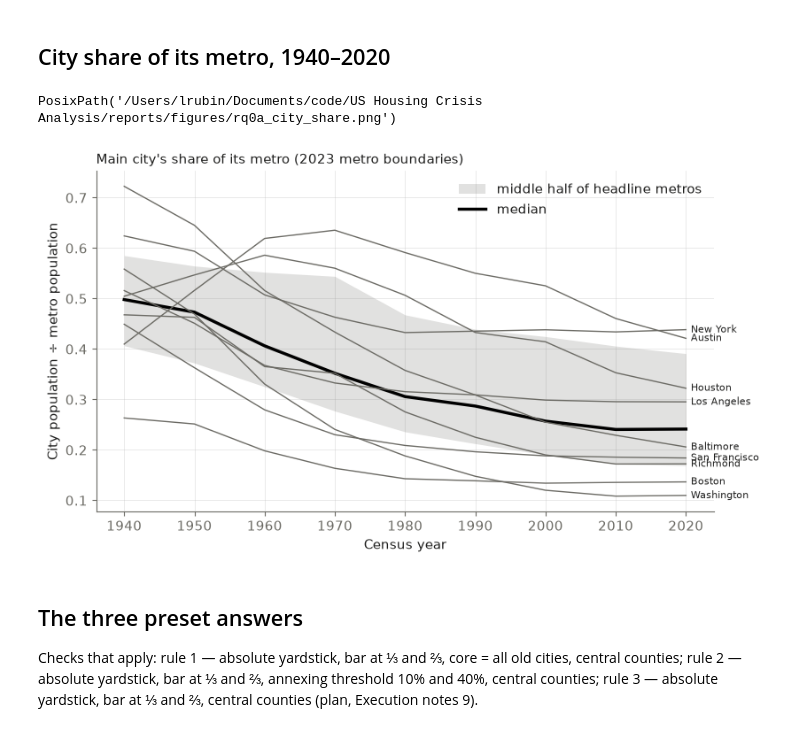
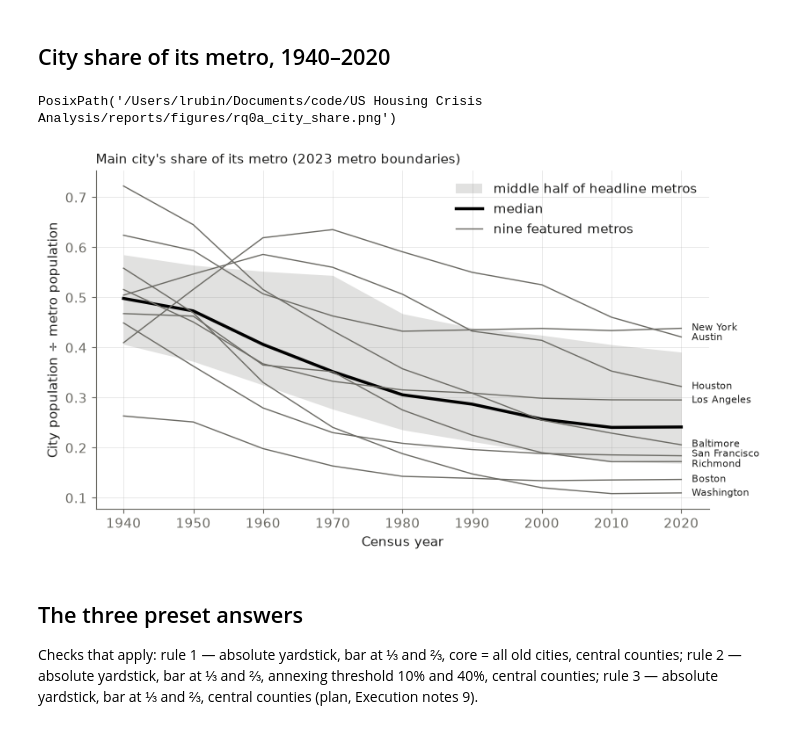
Before and after one commit to dime35/us-housing-crisis-analysis, a Jupyter notebook: notebooks/1.0-lr-city-vs-metro.ipynb, the cells around one changed output. Cells and saved outputs as stored; diff of their text form; code cells hidden in the pictures.

```diff
--- a/notebooks/1.0-lr-city-vs-metro.ipynb
+++ b/notebooks/1.0-lr-city-vs-metro.ipynb
@@ -76,16 +76,19 @@ shares.round(2)
 |  | 1990–2020 | 0.01 | 0.44 | 0.35 | 0.20 |
 # %%
 order = ["growing", "suburbanizing", "stagnant", "city-led"]
-fig, axes = plt.subplots(1, 2, figsize=(9, 4), sharey=True)
+MEANING = {"growing": "growing: city and metro kept up", "suburbanizing": "suburbanizing: metro kept up, city fell behind",
+           "stagnant": "stagnant: city and metro fell behind", "city-led": "city-led: city kept up, metro fell behind"}
+fig, axes = plt.subplots(1, 2, figsize=(9, 4.6), sharey=True)
 for ax, yardstick in zip(axes, ("relative", "absolute")):
     s = shares.loc[yardstick].reindex(columns=order, fill_value=0).loc[list(label.values())]
     bottom = np.zeros(len(s))
     for i, cls in enumerate(order):
-        ax.bar(s.index, s[cls], bottom=bottom, color=SERIES_COLORS[i], label=cls)
+        ax.bar(s.index, s[cls], bottom=bottom, color=SERIES_COLORS[i], label=MEANING[cls])
         bottom += s[cls].to_numpy()
-    ax.set_title("Half the US rate" if yardstick == "relative" else "5% per decade", loc="left", fontsize=11)
+    ax.set_title("Kept up = at least half the US growth rate\n(main definition)" if yardstick == "relative"
+                 else "Kept up = at least 5% growth per decade\n(check)", loc="left", fontsize=10)
 axes[0].set_ylabel("Share of headline metros")
-axes[1].legend(loc="upper left", bbox_to_anchor=(1, 1))
+fig.legend(*axes[0].get_legend_handles_labels(), loc="lower center", ncol=2, fontsize=9, bbox_to_anchor=(0.5, -0.1))
 save_figure(fig, "rq0a_classes")
 # %% [output]
 PosixPath('/Users/lrubin/Documents/code/US Housing Crisis Analysis/reports/figures/rq0a_classes.png')
@@ -95,24 +98,27 @@ PosixPath('/Users/lrubin/Documents/code/US Housing Crisis Analysis/reports/figur
 # %%
 FEATURED = {"35620": "New York", "31080": "Los Angeles", "14460": "Boston", "41860": "San Francisco",
             "47900": "Washington", "12580": "Baltimore", "40060": "Richmond", "26420": "Houston",
             "12420": "Austin"}
 share = head[head.year >= 1940].assign(share=lambda d: d.city_population / d.metro_population)
 wide = share.pivot(index="year", columns="geo_id", values="share")
 fig, ax = plt.subplots(figsize=(9, 5))
 ax.fill_between(wide.index, wide.quantile(0.25, axis=1), wide.quantile(0.75, axis=1), color=MUTED, alpha=0.2,
                 lw=0, label="middle half of headline metros")
 ax.plot(wide.index, wide.median(axis=1), color="black", lw=2.5, label="median")
-for code, name in FEATURED.items():
+# end labels spread apart where lines finish close together (San Francisco and Richmond)
+label_y = spread_labels([wide[f"cbsa:{code}"].iloc[-1] for code in FEATURED], min_gap=0.02)
+for (code, name), y in zip(FEATURED.items(), label_y):
     s = wide[f"cbsa:{code}"]
-    ax.plot(s.index, s, color=MUTED, lw=1)
-    ax.annotate(name, (s.index[-1], s.iloc[-1]), xytext=(4, 0), textcoords="offset points", fontsize=8, va="center")
+    ax.plot(s.index, s, color=MUTED, lw=1, label="nine featured metros" if code == "35620" else None)
+    ax.annotate(name, (s.index[-1], s.iloc[-1]), xytext=(s.index[-1] + 1.5, y), textcoords="data",
+                fontsize=8, va="center")
 ax.set(xlabel="Census year", ylabel="City population ÷ metro population")
 ax.set_title("Main city's share of its metro (2023 metro boundaries)", loc="left", fontsize=11)
 ax.legend(loc="upper right")
 save_figure(fig, "rq0a_city_share")
 # %% [output]
 PosixPath('/Users/lrubin/Documents/code/US Housing Crisis Analysis/reports/figures/rq0a_city_share.png')
-[figure, old version]
+[figure, new version]
 # %% [markdown]
 ## The three preset answers
 
```
Also changed, not shown: parts of 2 cells of this notebook, 11 other files.
